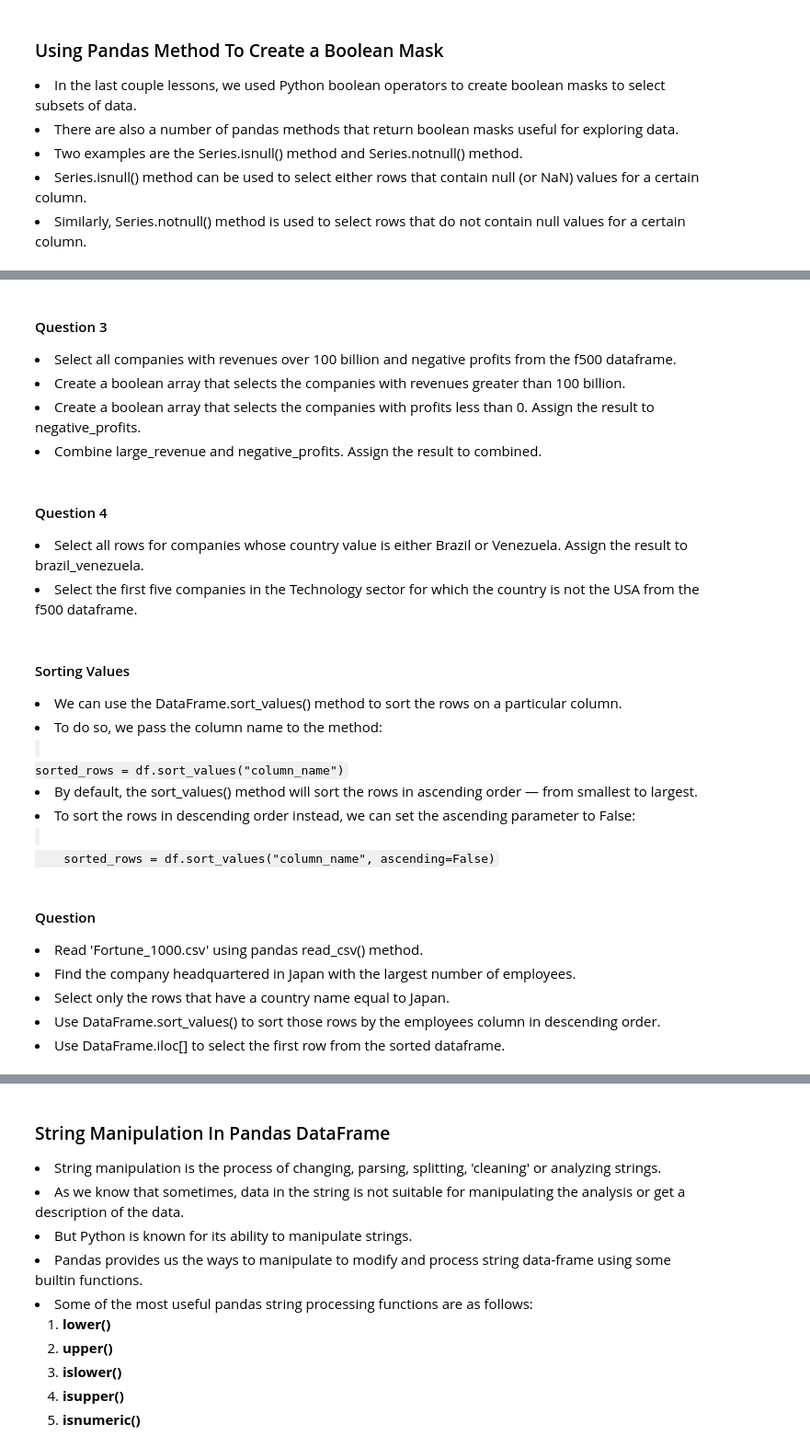
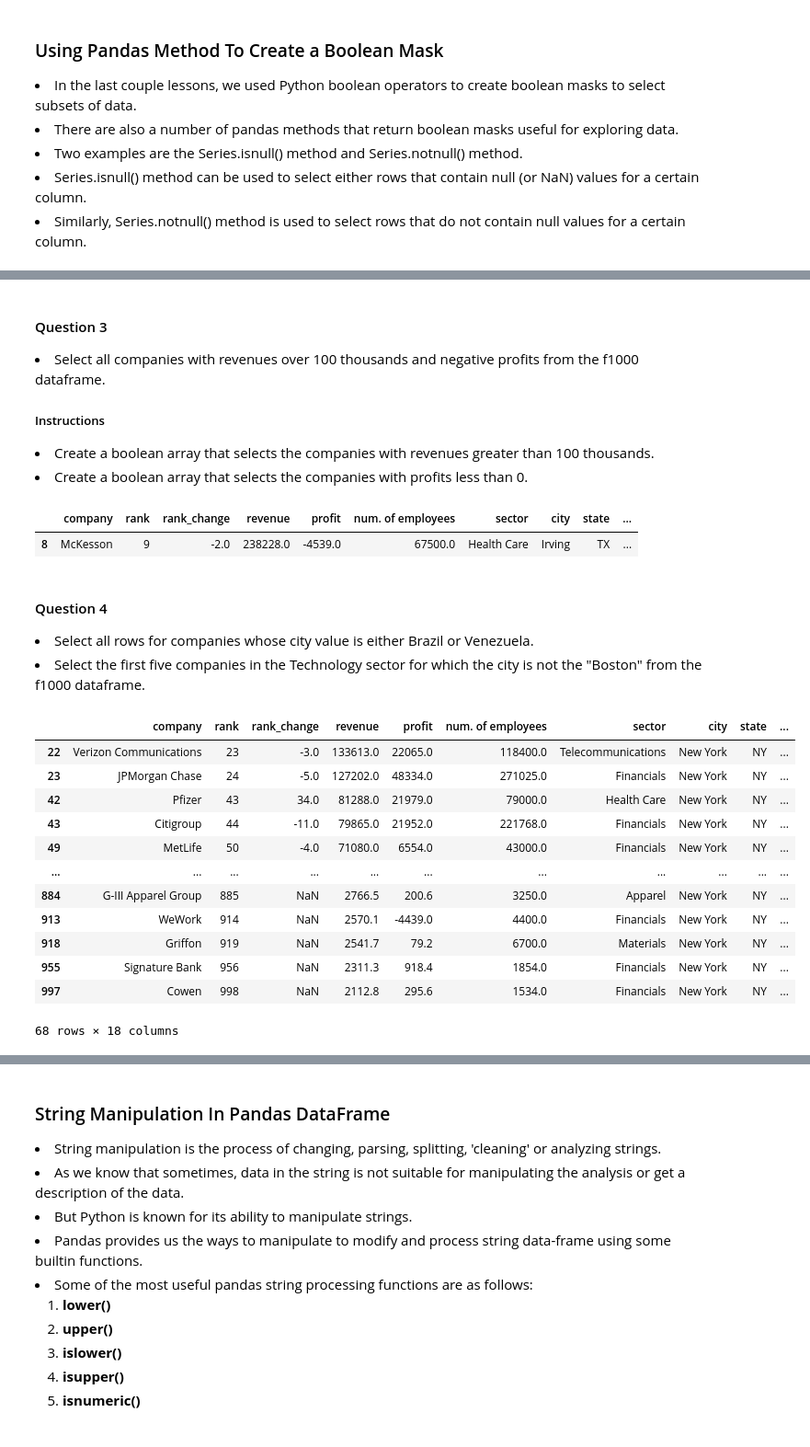
Before and after one commit to prabhat-123/Python_For_Data_Science, a Jupyter notebook: pandas_basics.ipynb, the cells around one changed output, grey strips where cells are left out. Shown at 92% size. Cells and saved outputs as stored; diff of their text form; code cells hidden in the pictures.

```diff
--- a/pandas_basics.ipynb
+++ b/pandas_basics.ipynb
@@ -1857,0 +816,4 @@ weather_df[(weather_df['temperature'].notnull()) &
+# %%
+import pandas as pd
+f1000 = pd.read_csv('Fortune_1000.csv', na_values = " ")
+f1000.head()
@@ -1857,0 +929,2 @@ weather_df[(weather_df['temperature'].notnull()) &
+# %%
+f1000['rank_change'] = f1000['prev_rank'] - f1000['rank']
@@ -1858,29 +960,35 @@ weather_df[(weather_df['temperature'].notnull()) &
 # %% [markdown]
 #### Question 3
-<li>Select all companies with revenues over 100 billion and negative profits from the f500 dataframe.</li>
-<li>Create a boolean array that selects the companies with revenues greater than 100 billion.</li>
-<li>Create a boolean array that selects the companies with profits less than 0. Assign the result to negative_profits.</li>
-<li>Combine large_revenue and negative_profits. Assign the result to combined.</li>
+<li>Select all companies with revenues over 100 thousands and negative profits from the f1000 dataframe.</li>
+
+##### Instructions
+
+<li>Create a boolean array that selects the companies with revenues greater than 100 thousands.</li>
+<li>Create a boolean array that selects the companies with profits less than 0.</li>
+# %%
+f1000[(f1000['revenue'] > 100000) &
+     (f1000['profit'] < 0)]
+# %% [output]
+|  | company | rank | rank_change | revenue | profit | num. of employees | sector | city | state | ... |
+| 8 | McKesson | 9 | -2.0 | 238228.0 | -4539.0 | 67500.0 | Health Care | Irving | TX | ... |
 # %% [markdown]
 #### Question 4
-<li>Select all rows for companies whose country value is either Brazil or Venezuela. Assign the result to brazil_venezuela.</li>
-<li>Select the first five companies in the Technology sector for which the country is not the USA from the f500 dataframe.</li>
+<li>Select all rows for companies whose city value is either Brazil or Venezuela.</li>
+<li>Select the first five companies in the Technology sector for which the city is not the "Boston" from the f1000 dataframe.</li>
-# %% [markdown]
-#### Sorting Values
-<li>We can use the DataFrame.sort_values() method to sort the rows on a particular column.</li>
-<li>To do so, we pass the column name to the method:</li>
-<code>
-sorted_rows = df.sort_values("column_name")
-</code>
-<li>By default, the sort_values() method will sort the rows in ascending order — from smallest to largest.</li>
-<li>To sort the rows in descending order instead, we can set the ascending parameter to False:</li>
-<code>
-    sorted_rows = df.sort_values("column_name", ascending=False)
-</code>
-# %% [markdown]
-#### Question
-<li>Read 'Fortune_1000.csv' using pandas read_csv() method.</li>
-<li>Find the company headquartered in Japan with the largest number of employees.</li>
-<li>Select only the rows that have a country name equal to Japan.</li>
-<li>Use DataFrame.sort_values() to sort those rows by the employees column in descending order.</li>
-<li>Use DataFrame.iloc[] to select the first row from the sorted dataframe.</li>
+# %%
+f1000.loc[(f1000['city'] == "New York") |
+         (f1000['city']=="San Fransciso")]
+# %% [output]
+|  | company | rank | rank_change | revenue | profit | num. of employees | sector | city | state | ... |
+| 22 | Verizon Communications | 23 | -3.0 | 133613.0 | 22065.0 | 118400.0 | Telecommunications | New York | NY | ... |
+| 23 | JPMorgan Chase | 24 | -5.0 | 127202.0 | 48334.0 | 271025.0 | Financials | New York | NY | ... |
+| 42 | Pfizer | 43 | 34.0 | 81288.0 | 21979.0 | 79000.0 | Health Care | New York | NY | ... |
+| 43 | Citigroup | 44 | -11.0 | 79865.0 | 21952.0 | 221768.0 | Financials | New York | NY | ... |
+| 49 | MetLife | 50 | -4.0 | 71080.0 | 6554.0 | 43000.0 | Financials | New York | NY | ... |
+| ... | ... | ... | ... | ... | ... | ... | ... | ... | ... | ... |
+| 884 | G-III Apparel Group | 885 | NaN | 2766.5 | 200.6 | 3250.0 | Apparel | New York | NY | ... |
+| 913 | WeWork | 914 | NaN | 2570.1 | -4439.0 | 4400.0 | Financials | New York | NY | ... |
+| 918 | Griffon | 919 | NaN | 2541.7 | 79.2 | 6700.0 | Materials | New York | NY | ... |
+| 955 | Signature Bank | 956 | NaN | 2311.3 | 918.4 | 1854.0 | Financials | New York | NY | ... |
+| 997 | Cowen | 998 | NaN | 2112.8 | 295.6 | 1534.0 | Financials | New York | NY | ... |
+68 rows × 18 columns
```
Also changed, not shown: parts of 191 cells of this notebook.
